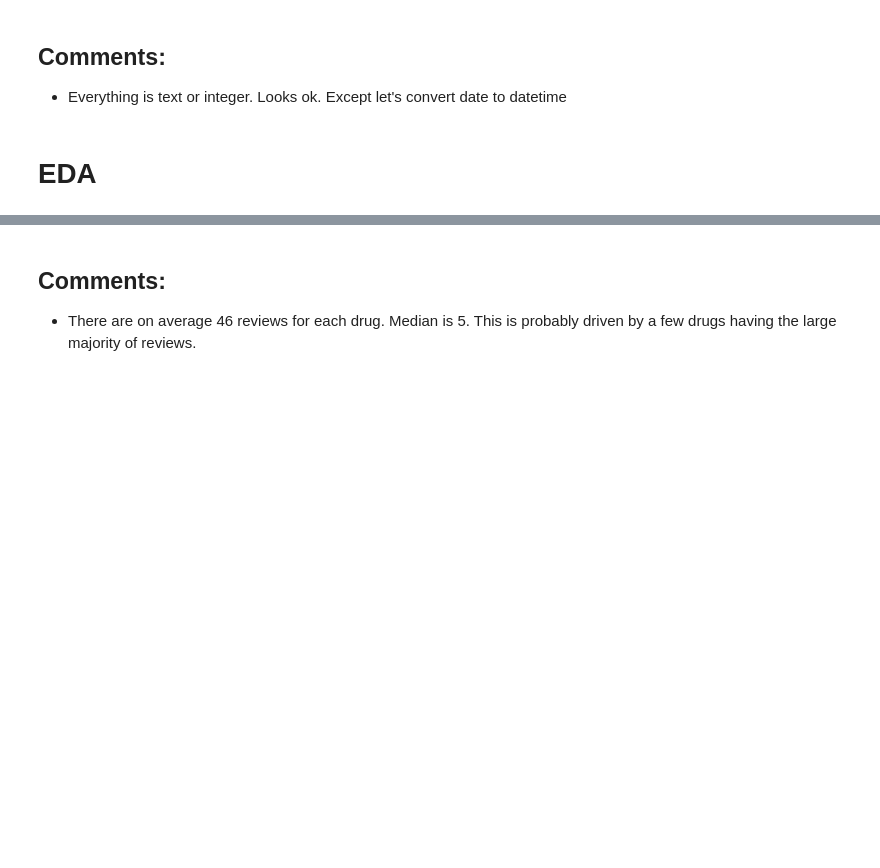
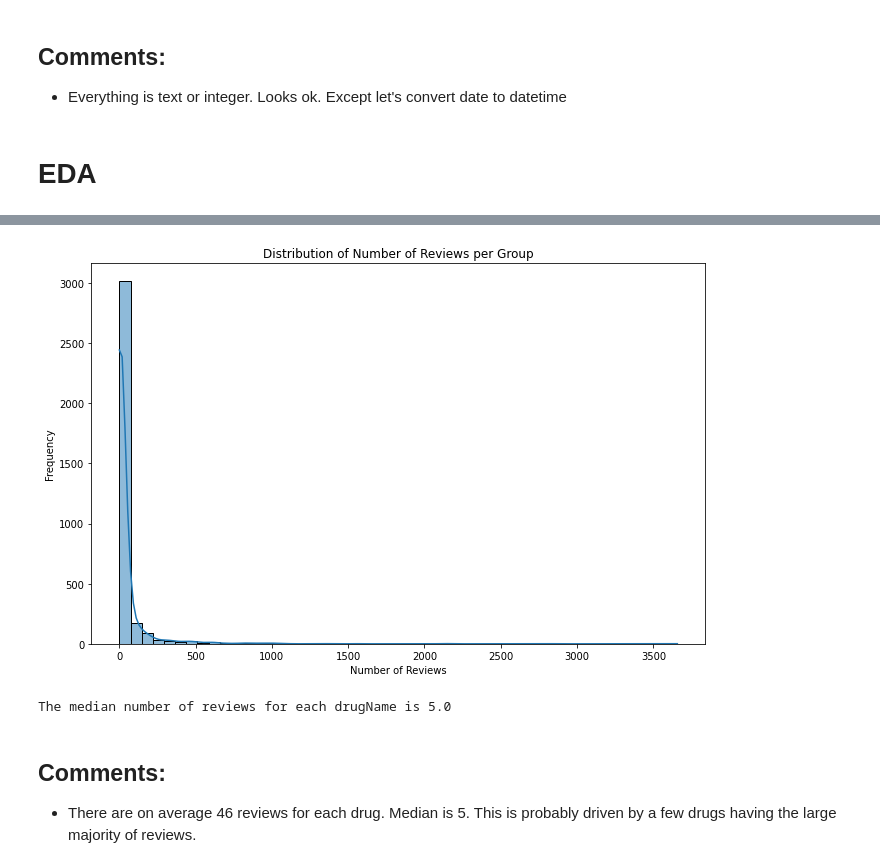
Before and after one commit to sal1143/drug-reviews, a Jupyter notebook: 00_drug_review_eda.ipynb, the cells around one changed output, grey strips where cells are left out. Cells and saved outputs as stored; diff of their text form; code cells hidden in the pictures; blank space fills up the shorter version.

```diff
--- a/drug_review.ipynb
+++ b/00_drug_review_eda.ipynb
@@ -83,7 +142,0 @@ print(f'{df["drugName"].nunique()} unique drugs in dataset')
-# %%
-#Average number of reviews for each drug?
-
-tot_dr = pd.DataFrame(df.groupby(['drugName'])['uniqueID'].count().sort_values(ascending=False)).reset_index()
-tot_dr = tot_dr.rename(columns = {'uniqueID':'Count'})
-
-tot_dr['Count'].describe()
@@ -106,0 +213,34 @@ med_dr['uniqueID'].median()
+# %%
+def plot_reviews(df, group_column, count_column):
+    """
+    This function plots the distribution of the number of reviews for each group in a pandas dataframe.
+
+    Parameters:
+    df (DataFrame): The pandas dataframe to check
+    group_column (str): The column to group by
+    count_column (str): The column to count
+
+    Returns:
+    None
+    """
+    try:
+        # Group by column and count reviews
+        tot_dr = pd.DataFrame(df.groupby([group_column])[count_column].count().sort_values(ascending=False)).reset_index()
+        tot_dr = tot_dr.rename(columns = {count_column:'Count'})
+
+        # Plot the distribution
+        plt.figure(figsize=(11,7))
+        sns.histplot(tot_dr['Count'], bins=50, kde=True)
+        plt.title('Distribution of Number of Reviews per Group')
+        plt.xlabel('Number of Reviews')
+        plt.ylabel('Frequency')
+        plt.show()
+
+    except KeyError as e:
+        print(f"One or more of the columns do not exist in the dataframe: {e}")
+    except Exception as e:
+        print(f"An error occurred: {e}")
+# %%
+plot_reviews(df, "drugName", "uniqueID")
+# %% [output]
+[figure, added]
@@ -107,3 +249,33 @@ med_dr['uniqueID'].median()
+# %%
+def median_reviews(df, group_column, count_column):
+    """
+    This function calculates the median number of reviews for each group in a pandas dataframe.
+
+    Parameters:
+    df (DataFrame): The pandas dataframe to check
+    group_column (str): The column to group by
+    count_column (str): The column to count
+
+    Returns:
+    None
+    """
+    try:
+        # Group by column and count reviews
+        med_dr = pd.DataFrame(df.groupby([group_column])[count_column].count()).reset_index()
+
+        # Calculate the median
+        median = med_dr[count_column].median()
+        print(f"The median number of reviews for each {group_column} is {median}")
+
+    except KeyError as e:
+        print(f"One or more of the columns do not exist in the dataframe: {e}")
+    except Exception as e:
+        print(f"An error occurred: {e}")
+
+# Usage
+median_reviews(df, "drugName", "uniqueID")
+# %% [output]
+The median number of reviews for each drugName is 5.0
 # %% [markdown]
 ## Comments:
 * There are on average 46 reviews for each drug. Median is 5. This is probably driven by a few drugs having the large majority of reviews.
```
Also changed, not shown: parts of 19 cells of this notebook.
